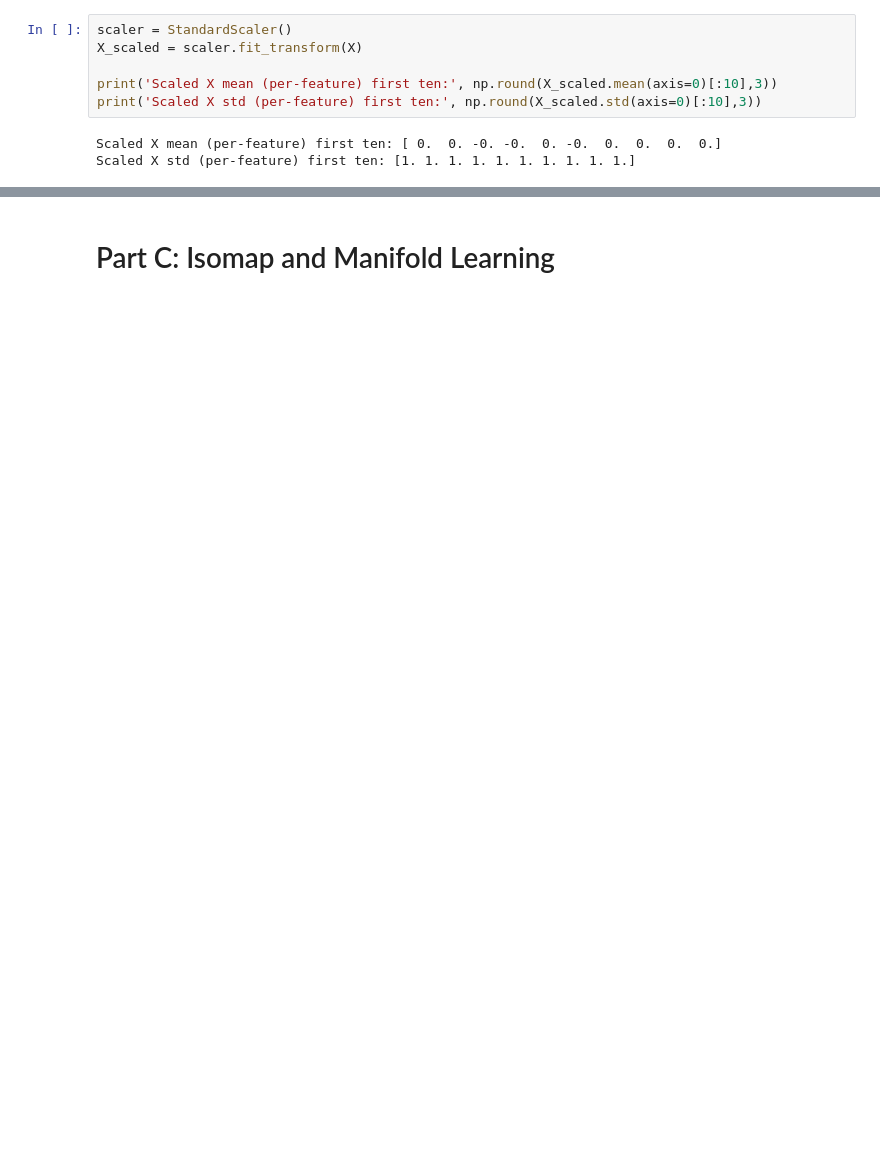
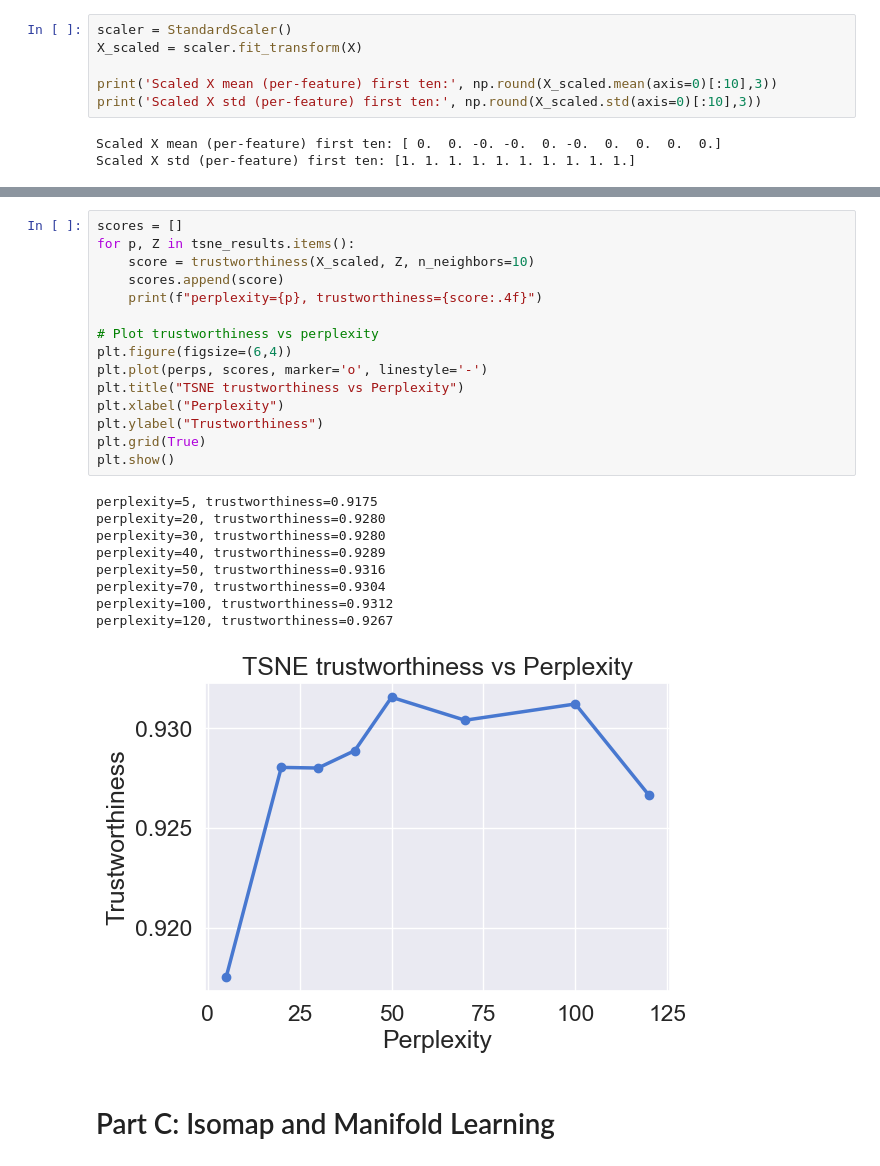
Before and after one commit to harshit-8118/assignment-5-harshit-8118, a Jupyter notebook: Assignment_5.ipynb, the cells around one changed output, grey strips where cells are left out. Cells and saved outputs as stored; diff of their text form; blank space fills up the shorter version.

```diff
--- a/Assignment_5.ipynb
+++ b/Assignment_5.ipynb
@@ -419,3 +557,28 @@ The main goal of this visualization is to identify potential data quality issues
+# %%
+scores = []
+for p, Z in tsne_results.items():
+    score = trustworthiness(X_scaled, Z, n_neighbors=10)
+    scores.append(score)
+    print(f"perplexity={p}, trustworthiness={score:.4f}")
+
+# Plot trustworthiness vs perplexity
+plt.figure(figsize=(6,4))
+plt.plot(perps, scores, marker='o', linestyle='-')
+plt.title("TSNE trustworthiness vs Perplexity")
+plt.xlabel("Perplexity")
+plt.ylabel("Trustworthiness")
+plt.grid(True)
+plt.show()
+# %% [output]
+perplexity=5, trustworthiness=0.9175
+perplexity=20, trustworthiness=0.9280
+perplexity=30, trustworthiness=0.9280
+perplexity=40, trustworthiness=0.9289
+perplexity=50, trustworthiness=0.9316
+perplexity=70, trustworthiness=0.9304
+perplexity=100, trustworthiness=0.9312
+perplexity=120, trustworthiness=0.9267
+[figure, added]
 # %% [markdown]
 # Part C:  Isomap and Manifold Learning
 # %% [markdown]
```
Also changed, not shown: parts of 25 cells of this notebook, 3 other files.
